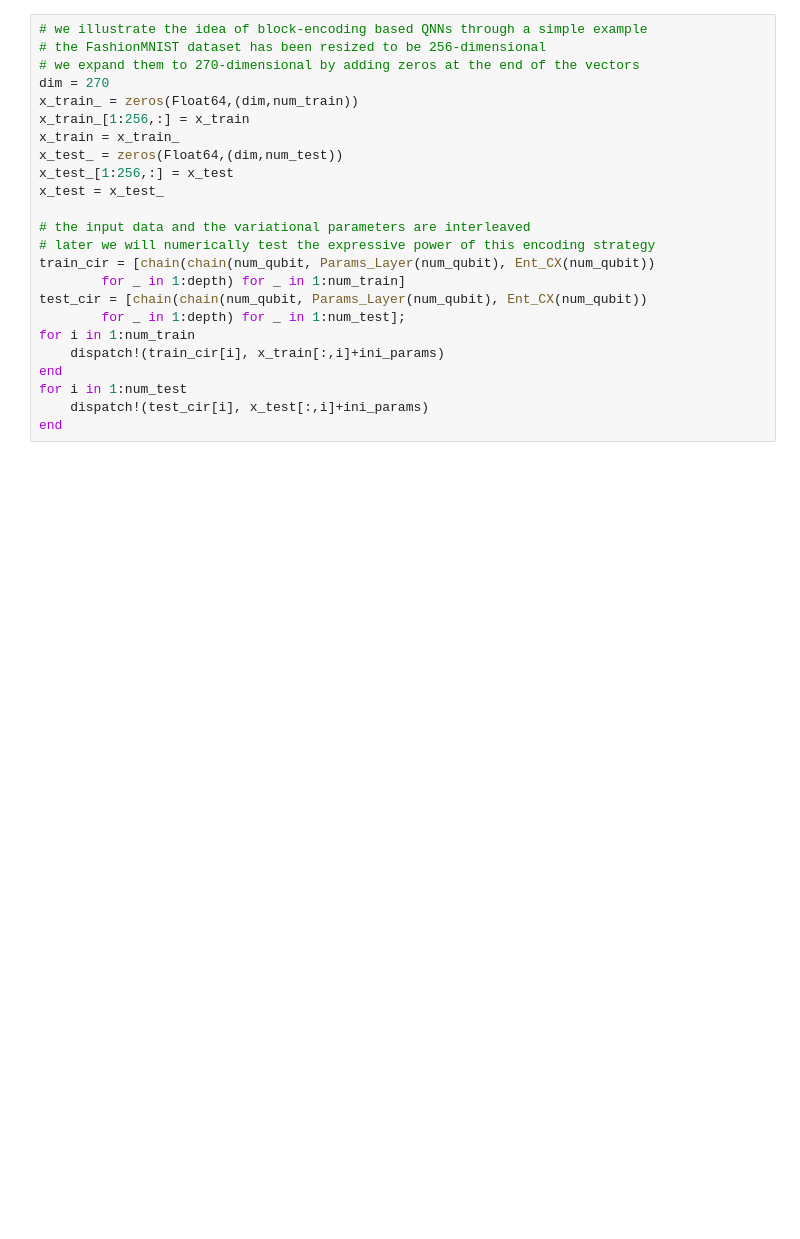
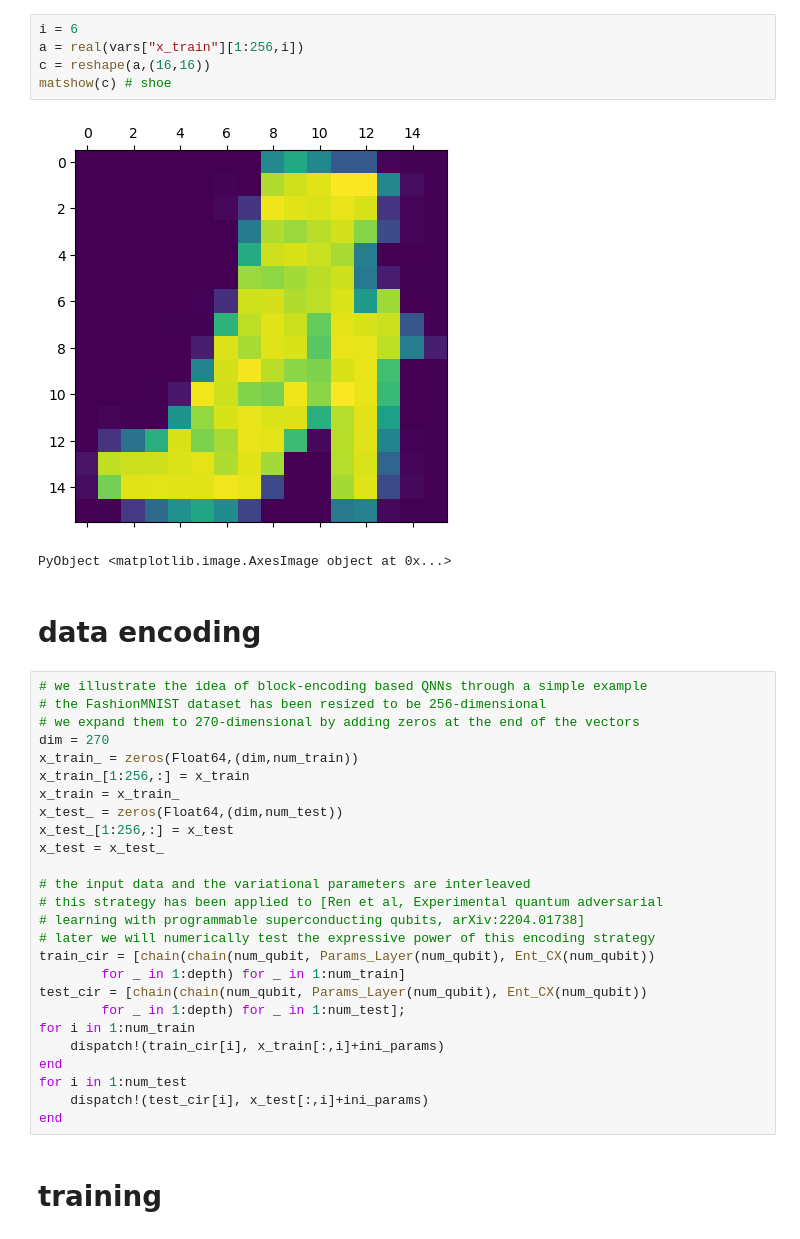
Before and after one commit to LWKJJONAK/Quantum_Neural_Network_Classifiers, a Jupyter notebook: circuit_encode/circuit_encoding_Sec_4.1.ipynb, the cells around one changed output. Drawn from its saved outputs; the diff is of its cells as text; blank space fills up the shorter version.

```diff
--- a/circuit_encode/circuit_encoding_Sec_4.1.ipynb
+++ b/circuit_encode/circuit_encoding_Sec_4.1.ipynb
@@ -36,3 +51,13 @@ Compose.Context(Measures.BoundingBox{Tuple{Measures.Length{:w, Float64}, Measure
+# %%
+i = 6
+a = real(vars["x_train"][1:256,i])
+c = reshape(a,(16,16))
+matshow(c) # shoe
+# %% [output]
+[figure, added]
+PyObject <matplotlib.image.AxesImage object at 0x...>
+# %% [markdown]
+# data encoding
 # %%
 # we illustrate the idea of block-encoding based QNNs through a simple example
 # the FashionMNIST dataset has been resized to be 256-dimensional
@@ -46,6 +71,8 @@ x_test_[1:256,:] = x_test
 x_test = x_test_
 
 # the input data and the variational parameters are interleaved
+# this strategy has been applied to [Ren et al, Experimental quantum adversarial
+# learning with programmable superconducting qubits, arXiv:2204.01738]
 # later we will numerically test the expressive power of this encoding strategy
 train_cir = [chain(chain(num_qubit, Params_Layer(num_qubit), Ent_CX(num_qubit))
         for _ in 1:depth) for _ in 1:num_train]
@@ -57,3 +84,5 @@ end
 for i in 1:num_test
     dispatch!(test_cir[i], x_test[:,i]+ini_params)
 end
+# %% [markdown]
+# training
```
Also changed, not shown: parts of 11 cells of this notebook.
